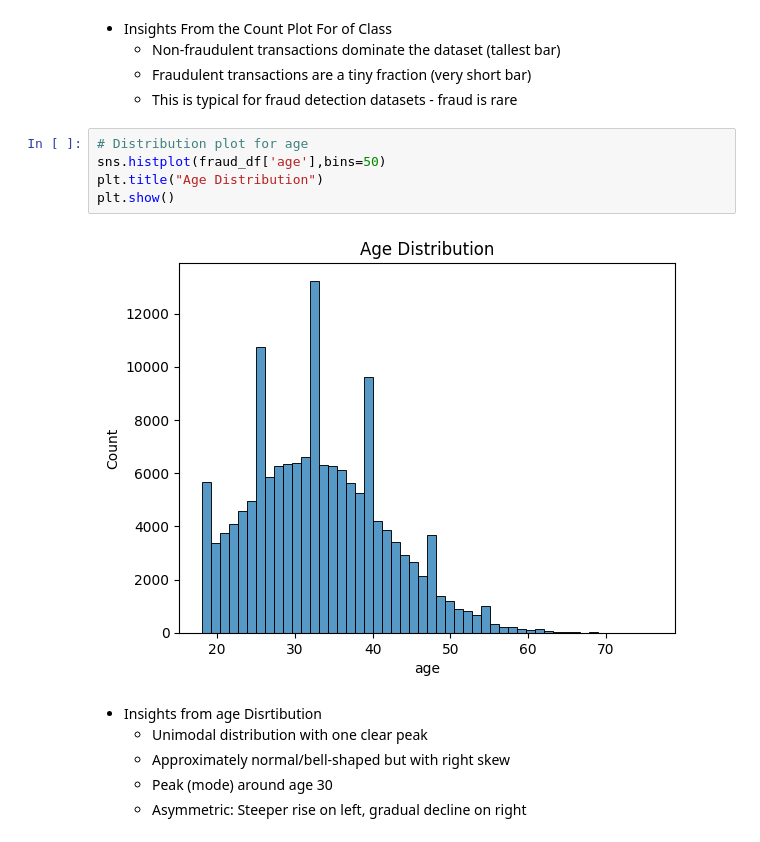
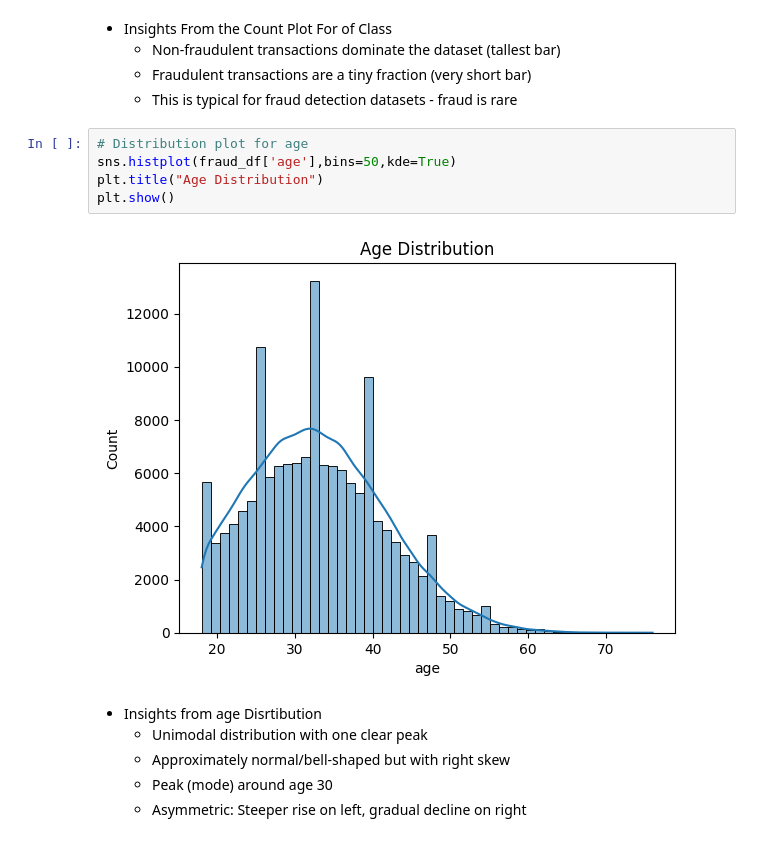
Before and after one commit to Kidist-c/Fraud-Detecton-for-ecommerce, a Jupyter notebook: notebooks/eda-fraud-data.ipynb, the cells around one changed output. Drawn from its saved outputs; the diff is of its cells as text.

```diff
--- a/notebooks/eda-fraud-data.ipynb
+++ b/notebooks/eda-fraud-data.ipynb
@@ -178,11 +178,11 @@ plt.show()
   * This is typical for fraud detection datasets - fraud is rare
 # %%
 # Distribution plot for age
-sns.histplot(fraud_df['age'],bins=50)
+sns.histplot(fraud_df['age'],bins=50,kde=True)
 plt.title("Age Distribution")
 plt.show()
 # %% [output]
-[figure, old version]
+[figure, new version]
 # %% [markdown]
 * Insights from age Disrtibution
   * Unimodal distribution with one clear peak
```
Also changed, not shown: parts of 1 cell of this notebook.
